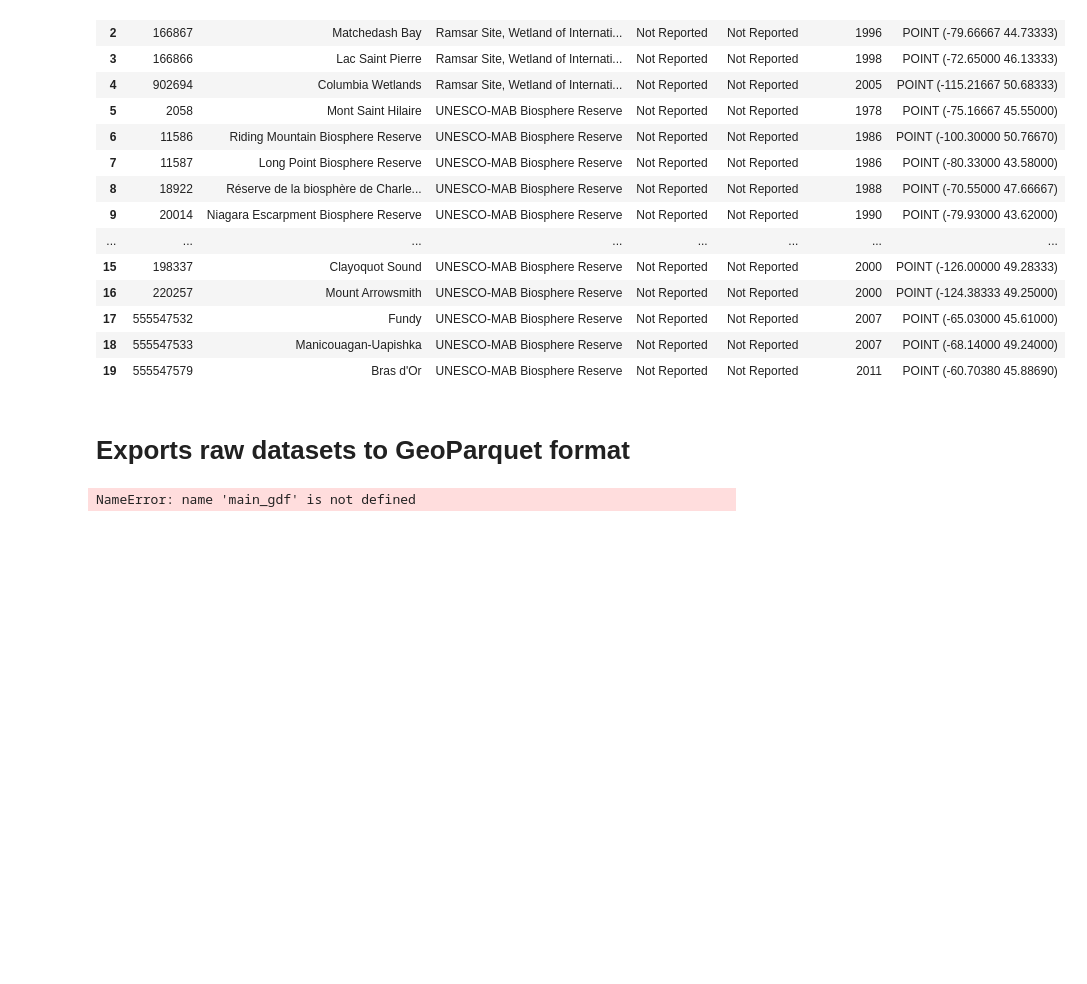
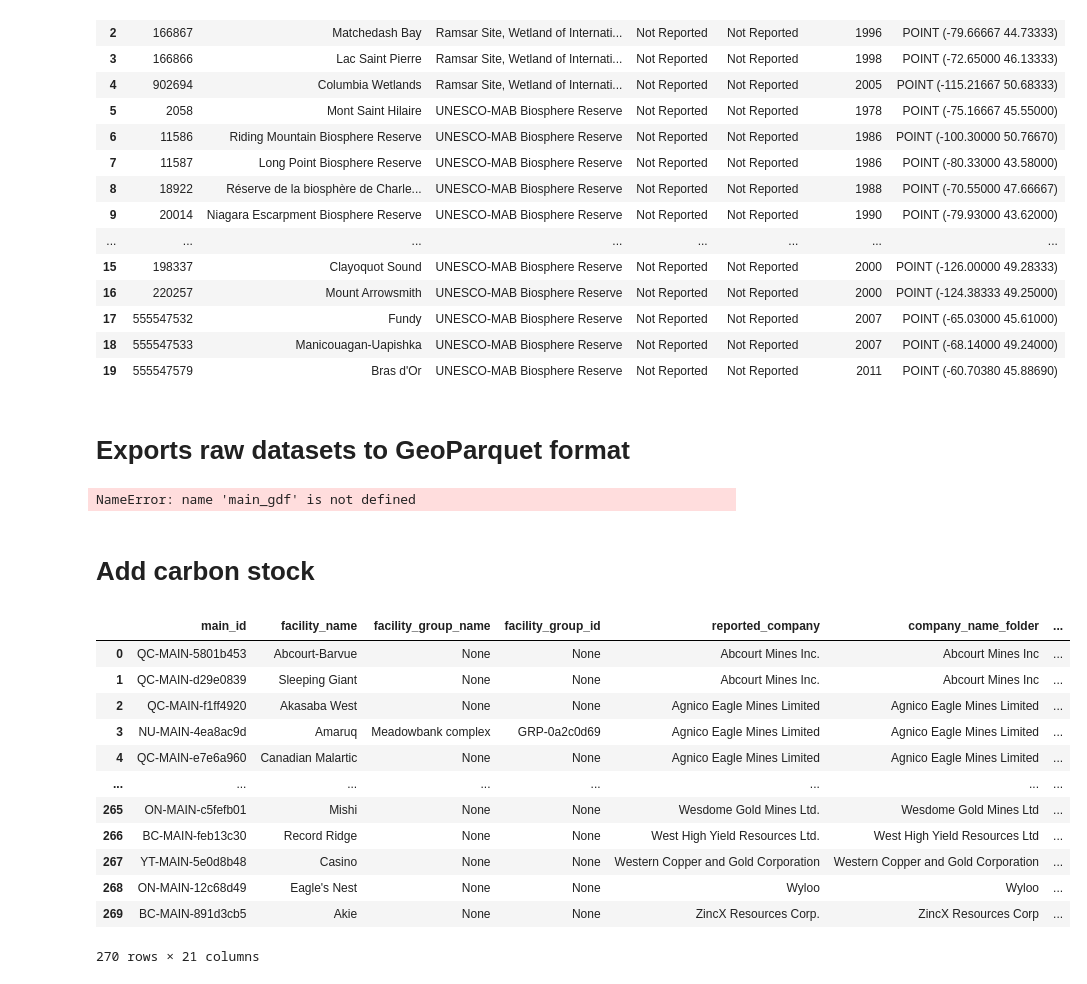
Before and after one commit to marpellan/metallican_db, a Jupyter notebook: 2. datasets_processing.ipynb, the cells around one changed output. Cells and saved outputs as stored; diff of their text form; code cells hidden in the pictures; blank space fills up the shorter version.

Commit message:
Added carbon stock ecosystems table

```diff
--- a/2. datasets_processing.ipynb
+++ b/2. datasets_processing.ipynb
@@ -1800,3 +1770,5 @@ li_canada_gdf.to_parquet(output_dir + "li_canada_gdf.parquet", index=False)
 NameError: name 'main_gdf' is not defined
 # %%
 li_canada_gdf.to_parquet(output_dir + "li_canada_gdf.parquet", index=False)
+# %% [markdown]
+# Add carbon stock
@@ -1802,0 +1782,18 @@ li_canada_gdf.to_parquet(output_dir + "li_canada_gdf.parquet", index=False)
+# %%
+main_gdf = gpd.read_parquet(r'C:\Users\mp_ma\OneDrive - polymtl\POST_DOC\CODE\metallican_db\data\Tables\Raw_datasets\GeoParquet\main_gdf.parquet')
+# %%
+main_gdf
+# %% [output]
+|  | main_id | facility_name | facility_group_name | facility_group_id | reported_company | company_name_folder | ... |
+| 0 | QC-MAIN-5801b453 | Abcourt-Barvue | None | None | Abcourt Mines Inc. | Abcourt Mines Inc | ... |
+| 1 | QC-MAIN-d29e0839 | Sleeping Giant | None | None | Abcourt Mines Inc. | Abcourt Mines Inc | ... |
+| 2 | QC-MAIN-f1ff4920 | Akasaba West | None | None | Agnico Eagle Mines Limited | Agnico Eagle Mines Limited | ... |
+| 3 | NU-MAIN-4ea8ac9d | Amaruq | Meadowbank complex | GRP-0a2c0d69 | Agnico Eagle Mines Limited | Agnico Eagle Mines Limited | ... |
+| 4 | QC-MAIN-e7e6a960 | Canadian Malartic | None | None | Agnico Eagle Mines Limited | Agnico Eagle Mines Limited | ... |
+| ... | ... | ... | ... | ... | ... | ... | ... |
+| 265 | ON-MAIN-c5fefb01 | Mishi | None | None | Wesdome Gold Mines Ltd. | Wesdome Gold Mines Ltd | ... |
+| 266 | BC-MAIN-feb13c30 | Record Ridge | None | None | West High Yield Resources Ltd. | West High Yield Resources Ltd | ... |
+| 267 | YT-MAIN-5e0d8b48 | Casino | None | None | Western Copper and Gold Corporation | Western Copper and Gold Corporation | ... |
+| 268 | ON-MAIN-12c68d49 | Eagle's Nest | None | None | Wyloo | Wyloo | ... |
+| 269 | BC-MAIN-891d3cb5 | Akie | None | None | ZincX Resources Corp. | ZincX Resources Corp | ... |
+270 rows × 21 columns
```
Also changed, not shown: parts of 23 cells of this notebook, 20 other files.
